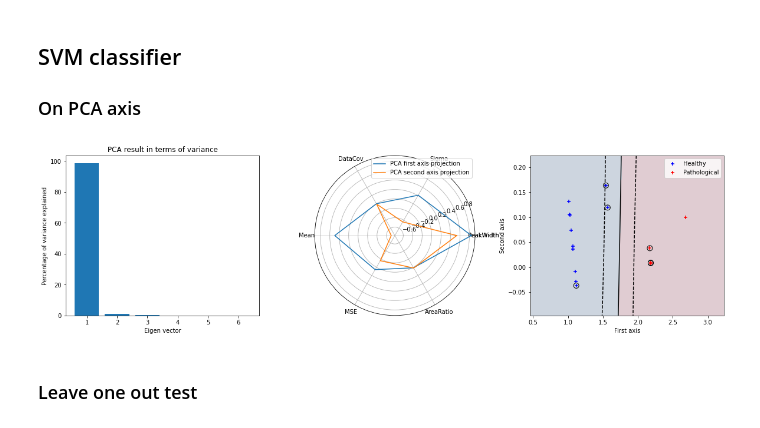
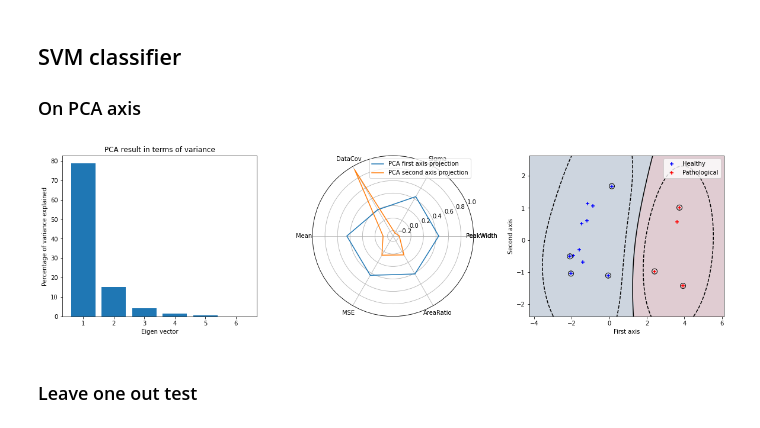
Before and after one commit to Coohrentiin/Quantification_of_corneal_surgery_antecedent, a Jupyter notebook: quatification_test.ipynb, the cells around one changed output. Drawn from its saved outputs; the diff is of its cells as text; code cells hidden in the pictures.

```diff
--- a/quatification_test.ipynb
+++ b/quatification_test.ipynb
@@ -142,7 +143,7 @@ else:
 ## Multi-image treatment
 ### Dataset extraction
 # %%
-moving=True
+moving=False
 # %%
 repertory_haze=os.path.join(dirname, 'Data','HAZE')
 repertory_healthy=os.path.join(dirname, 'Data','Healthy')
@@ -326,6 +326,7 @@ from sklearn.decomposition import PCA
 from sklearn import svm
 
 data_copy=data.drop(["Healthy","Origin"],axis=1)
+data_copy=(data_copy-np.mean(data_copy,0))/np.std(data_copy,0)
 N=len(data_copy)
 K=len(data_copy.columns)
 pca = PCA()
@@ -352,35 +353,35 @@ lines, labels = plt.thetagrids(np.degrees(label_loc), labels=categories)
 plt.legend()
 
 X=np.sum(data_copy*pca.components_[0],axis=1)
 Y=np.sum(data_copy*pca.components_[1],axis=1)
 Z=np.array([X.to_numpy().T,Y.to_numpy().T]).T
 C=np.array([data["Healthy"].to_numpy()]).T
 clf = svm.SVC()
 clf.fit(Z, C)
 x_min = Z[:, 0].min()-1*np.std(Z[:, 0])
 x_max = Z[:, 0].max()+1*np.std(Z[:, 0])
 y_min = Z[:, 1].min()-1*np.std(Z[:, 1])
 y_max = Z[:, 1].max()+1*np.std(Z[:, 1])
 
 XX, YY = np.mgrid[x_min:x_max:200j, y_min:y_max:200j]
 Z = clf.decision_function(np.c_[XX.ravel(), YY.ravel()])
 Z = Z.reshape(XX.shape)
 
 plt.subplot(133)
 plt.scatter(X[data["Healthy"]==1],Y[data["Healthy"]==1],c="b",marker="+",label="Healthy",zorder=10)
 plt.scatter(X[data["Healthy"]==0],Y[data["Healthy"]==0],c="r",marker="+",label="Pathological",zorder=10)
 
 plt.scatter(clf.support_vectors_[:, 0],clf.support_vectors_[:, 1],s=80,facecolors="none",zorder=10,edgecolors="k")
 plt.pcolormesh(XX, YY, Z > 0, cmap="RdBu",alpha=0.2) #plt.cm.Paired
-plt.contour(XX,YY,Z,colors=["k", "k", "k"],linestyles=["--", "-", "--"],levels=[-0.5, 0, 0.5])
+plt.contour(XX,YY,Z,colors=["k", "k", "k"],linestyles=["--", "-", "--"],levels=[-0.5, 0, 0.5],linewidth=1)
 plt.xlabel("First axis")
 plt.ylabel("Second axis")
 plt.legend()
 
 pca = PCA(n_components=2)
 data_proj=pca.fit(data_copy,data["Healthy"])
 # %% [output]
-[figure, old version]
+[figure, new version]
 # %% [markdown]
 ### Leave one out test
 # %%
```
Also changed, not shown: parts of 8 cells of this notebook.
